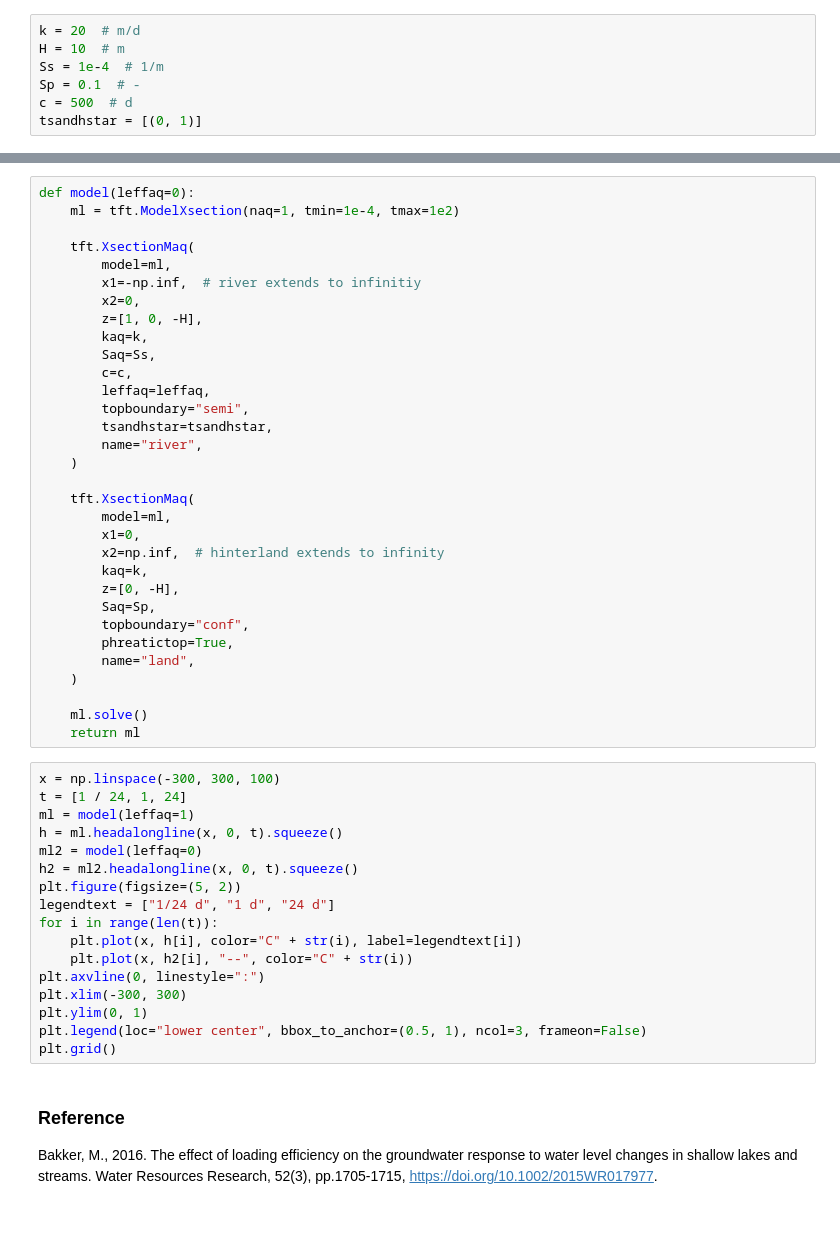
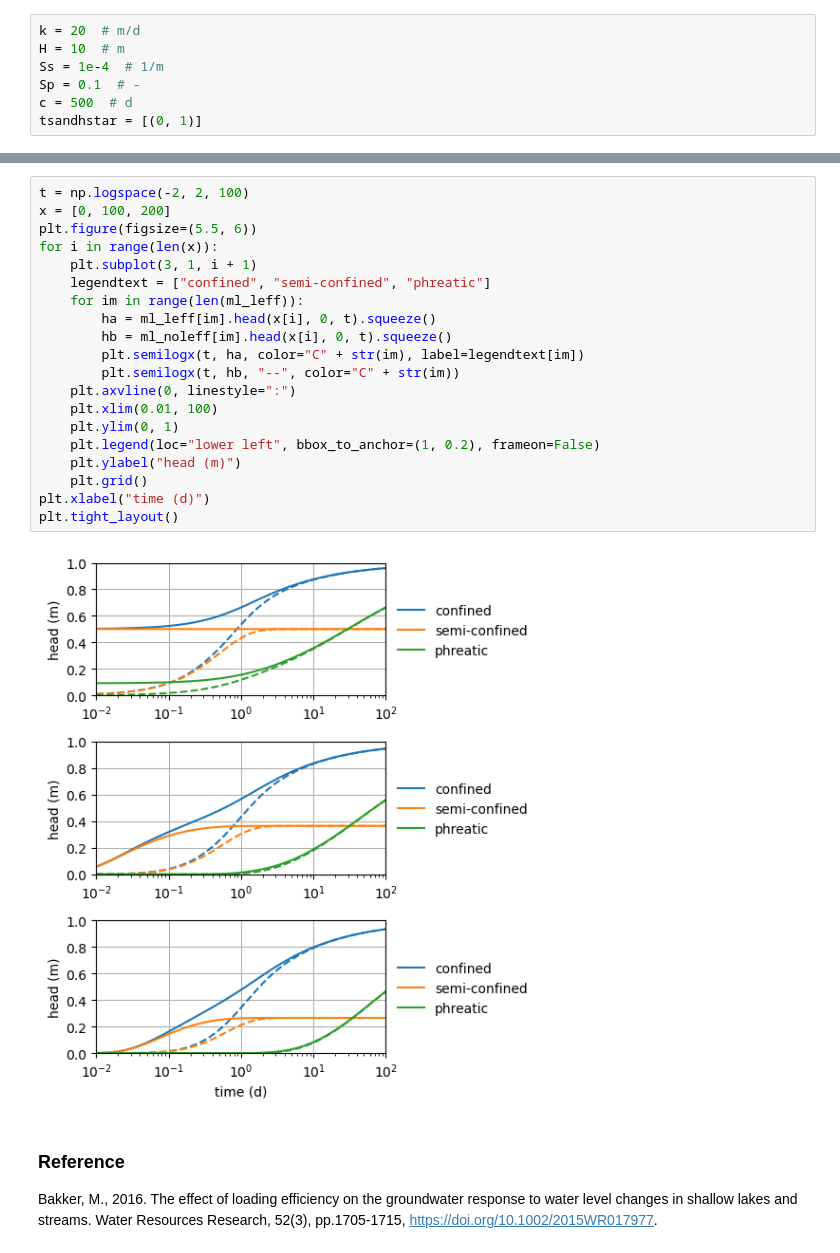
Before and after one commit to timflow-org/timflow, a Jupyter notebook: docs/transient/05benchmarks/river1d.ipynb, the cells around one changed output, grey strips where cells are left out. Saved outputs shown, nothing was run; the diff lists cells and outputs as text; blank space fills up the shorter version.

```diff
--- a/docs/transient/05benchmarks/river1d.ipynb
+++ b/docs/transient/05benchmarks/river1d.ipynb
@@ -112,52 +99,25 @@ plt.grid()
-# %%
-def model(leffaq=0):
-    ml = tft.ModelXsection(naq=1, tmin=1e-4, tmax=1e2)
-
-    tft.XsectionMaq(
-        model=ml,
-        x1=-np.inf,  # river extends to infinitiy
-        x2=0,
-        z=[1, 0, -H],
-        kaq=k,
-        Saq=Ss,
-        c=c,
-        leffaq=leffaq,
-        topboundary="semi",
-        tsandhstar=tsandhstar,
-        name="river",
-    )
-
-    tft.XsectionMaq(
-        model=ml,
-        x1=0,
-        x2=np.inf,  # hinterland extends to infinity
-        kaq=k,
-        z=[0, -H],
-        Saq=Sp,
-        topboundary="conf",
-        phreatictop=True,
-        name="land",
-    )
-
-    ml.solve()
-    return ml
-# %%
-x = np.linspace(-300, 300, 100)
-t = [1 / 24, 1, 24]
-ml = model(leffaq=1)
-h = ml.headalongline(x, 0, t).squeeze()
-ml2 = model(leffaq=0)
-h2 = ml2.headalongline(x, 0, t).squeeze()
-plt.figure(figsize=(5, 2))
-legendtext = ["1/24 d", "1 d", "24 d"]
-for i in range(len(t)):
-    plt.plot(x, h[i], color="C" + str(i), label=legendtext[i])
-    plt.plot(x, h2[i], "--", color="C" + str(i))
-plt.axvline(0, linestyle=":")
-plt.xlim(-300, 300)
-plt.ylim(0, 1)
-plt.legend(loc="lower center", bbox_to_anchor=(0.5, 1), ncol=3, frameon=False)
-plt.grid()
+# %%
+t = np.logspace(-2, 2, 100)
+x = [0, 100, 200]
+plt.figure(figsize=(5.5, 6))
+for i in range(len(x)):
+    plt.subplot(3, 1, i + 1)
+    legendtext = ["confined", "semi-confined", "phreatic"]
+    for im in range(len(ml_leff)):
+        ha = ml_leff[im].head(x[i], 0, t).squeeze()
+        hb = ml_noleff[im].head(x[i], 0, t).squeeze()
+        plt.semilogx(t, ha, color="C" + str(im), label=legendtext[im])
+        plt.semilogx(t, hb, "--", color="C" + str(im))
+    plt.axvline(0, linestyle=":")
+    plt.xlim(0.01, 100)
+    plt.ylim(0, 1)
+    plt.legend(loc="lower left", bbox_to_anchor=(1, 0.2), frameon=False)
+    plt.ylabel("head (m)")
+    plt.grid()
+plt.xlabel("time (d)")
+plt.tight_layout()
+# %% [output]
+[figure, added]
 # %% [markdown]
 ### Reference
 Bakker, M., 2016. The effect of loading efficiency on the groundwater response to water level changes in shallow lakes and streams. Water Resources Research, 52(3), pp.1705-1715, [https://doi.org/10.1002/2015WR017977](https://doi.org/10.1002/2015WR017977).
```
Also changed, not shown: parts of 5 cells of this notebook.
